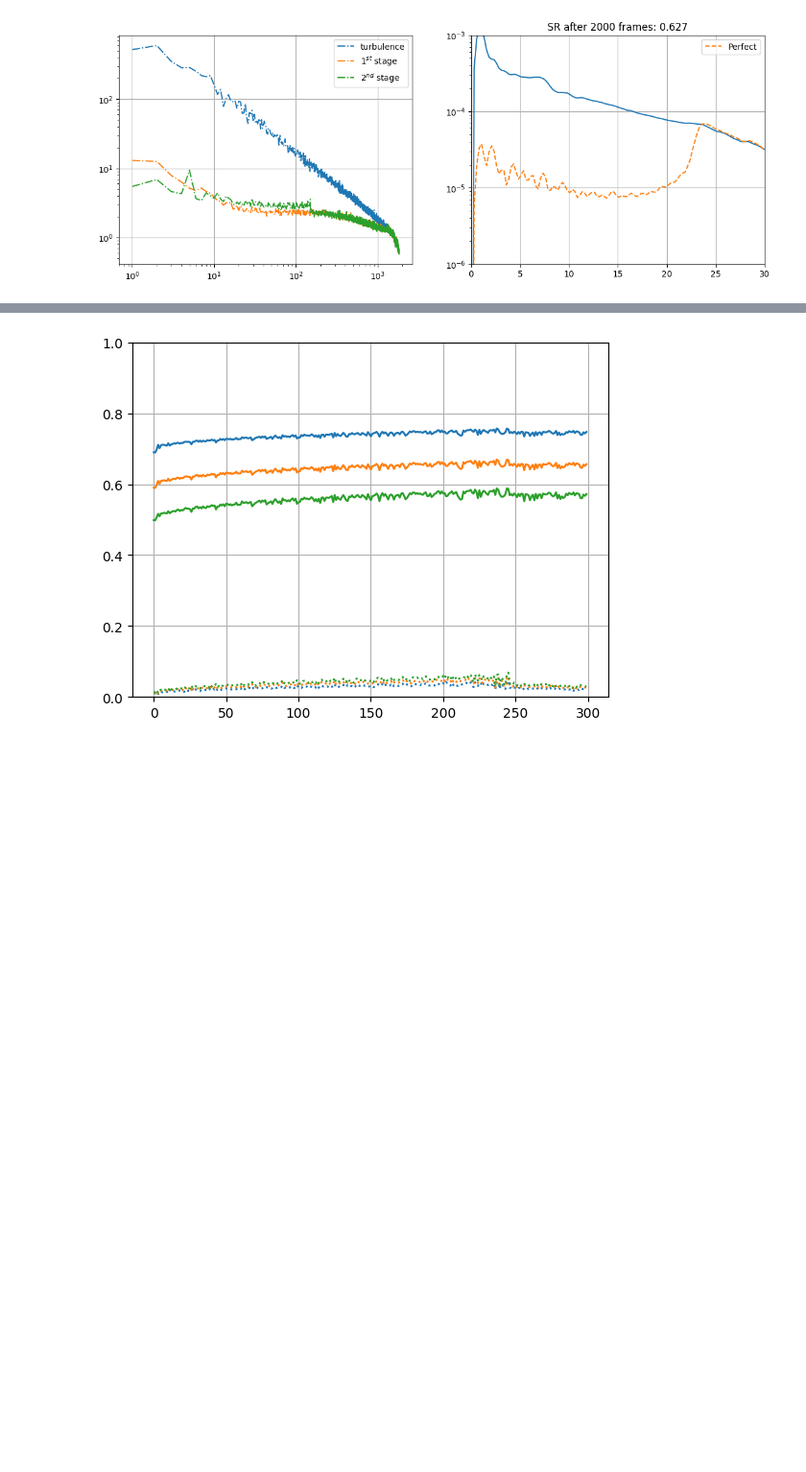
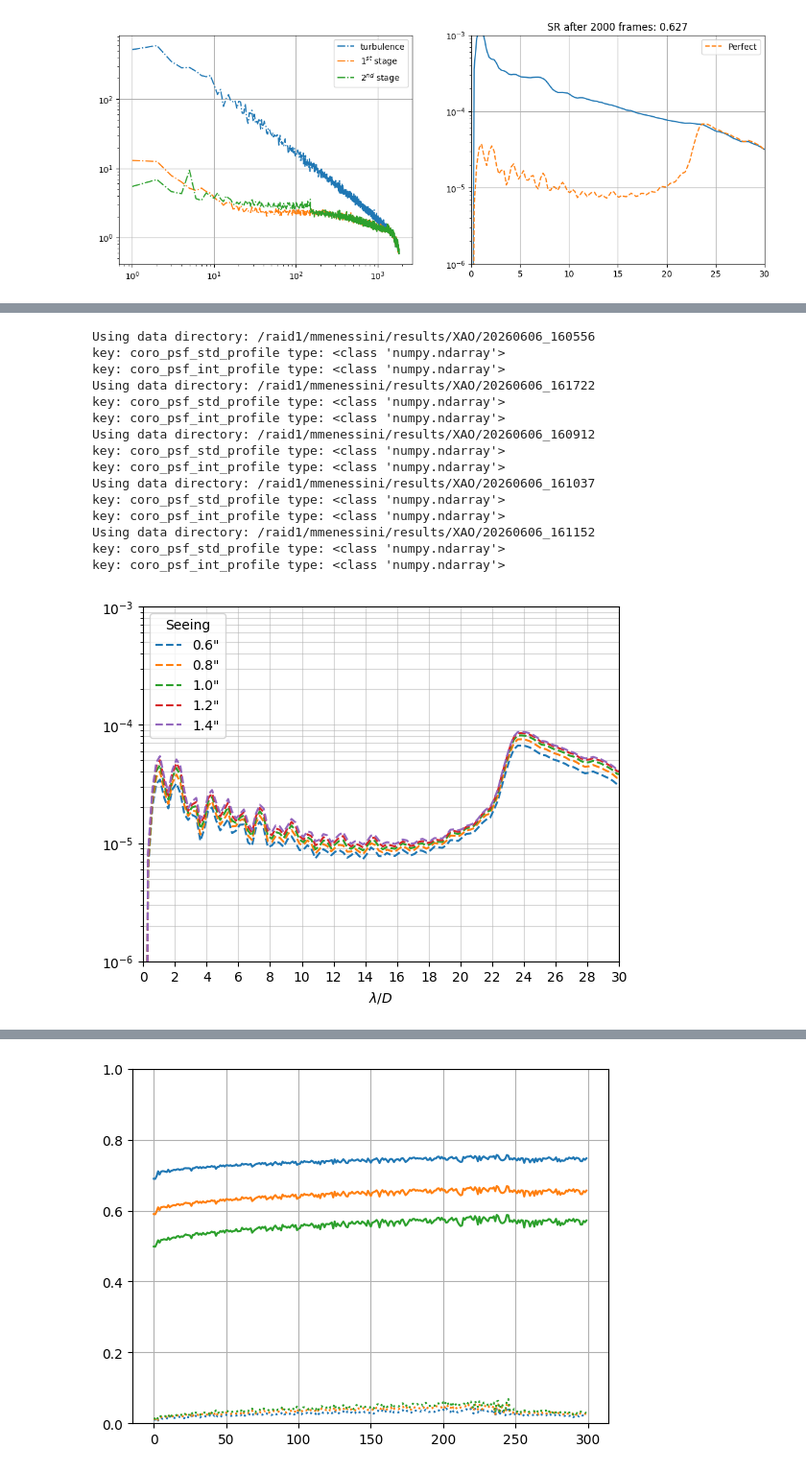
Before and after one commit to Menessao/SPECULA, a Jupyter notebook: config/SensorFusion/paperPlots.ipynb, the cells around one changed output, grey strips where cells are left out. Shown at 96% size. Drawn from its saved outputs; the diff is of its cells as text; code cells hidden in the pictures; blank space fills up the shorter version.

```diff
--- a/config/SensorFusion/paperPlots.ipynb
+++ b/config/SensorFusion/paperPlots.ipynb
@@ -226,0 +267,43 @@ key: coro_psf_int_profile type: <class 'numpy.ndarray'>
+# %%
+con_s06 = get_sim_data(xao_dir,tn='20260606_160556')
+con_s08 = get_sim_data(xao_dir,tn='20260606_161722')
+con_s10 = get_sim_data(xao_dir,tn='20260606_160912')
+con_s12 = get_sim_data(xao_dir,tn='20260606_161037')
+con_s14 = get_sim_data(xao_dir,tn='20260606_161152')
+
+coro_s06 = con_s06['coro_psf_std_profile'][0]
+coro_s08 = con_s08['coro_psf_std_profile'][0]
+coro_s10 = con_s10['coro_psf_std_profile'][0]
+coro_s12 = con_s12['coro_psf_std_profile'][0]
+coro_s14 = con_s14['coro_psf_std_profile'][0]
+
+plt.figure()
+plt.semilogy(coro_std1300[0],coro_s06[1]*oversampling**2*(1.0/0.6)**(10/6),'--',label='0.6"')
+plt.semilogy(coro_std1000[0],coro_s08[1]*oversampling**2*(1.0/0.8)**(10/6),'--',label='0.8"')
+plt.semilogy(coro_std800[0],coro_s10[1]*oversampling**2,'--',label='1.0"')
+plt.semilogy(coro_std400[0],coro_s12[1]*oversampling**2*(1.0/1.2)**(10/6),'--',label='1.2"')
+plt.semilogy(coro_std400[0],coro_s14[1]*oversampling**2*(1.0/1.4)**(10/6),'--',label='1.4"')
+plt.legend(title='Seeing',loc='best')
+plt.xlabel(r'$\lambda/D$')
+plt.xticks(np.arange(0,32,2))
+# plt.ylabel('')
+plt.ylim([1e-6,1e-3])
+plt.xlim([0,30])
+plt.grid(which='both',alpha=0.5)
+# %% [output]
+Using data directory: /raid1/mmenessini/results/XAO/20260606_160556
+key: coro_psf_std_profile type: <class 'numpy.ndarray'>
+key: coro_psf_int_profile type: <class 'numpy.ndarray'>
+Using data directory: /raid1/mmenessini/results/XAO/20260606_161722
+key: coro_psf_std_profile type: <class 'numpy.ndarray'>
+key: coro_psf_int_profile type: <class 'numpy.ndarray'>
+Using data directory: /raid1/mmenessini/results/XAO/20260606_160912
+key: coro_psf_std_profile type: <class 'numpy.ndarray'>
+key: coro_psf_int_profile type: <class 'numpy.ndarray'>
+Using data directory: /raid1/mmenessini/results/XAO/20260606_161037
+key: coro_psf_std_profile type: <class 'numpy.ndarray'>
+key: coro_psf_int_profile type: <class 'numpy.ndarray'>
+Using data directory: /raid1/mmenessini/results/XAO/20260606_161152
+key: coro_psf_std_profile type: <class 'numpy.ndarray'>
+key: coro_psf_int_profile type: <class 'numpy.ndarray'>
+[figure, added]
```
Also changed, not shown: parts of 7 cells of this notebook, 8 other files.
